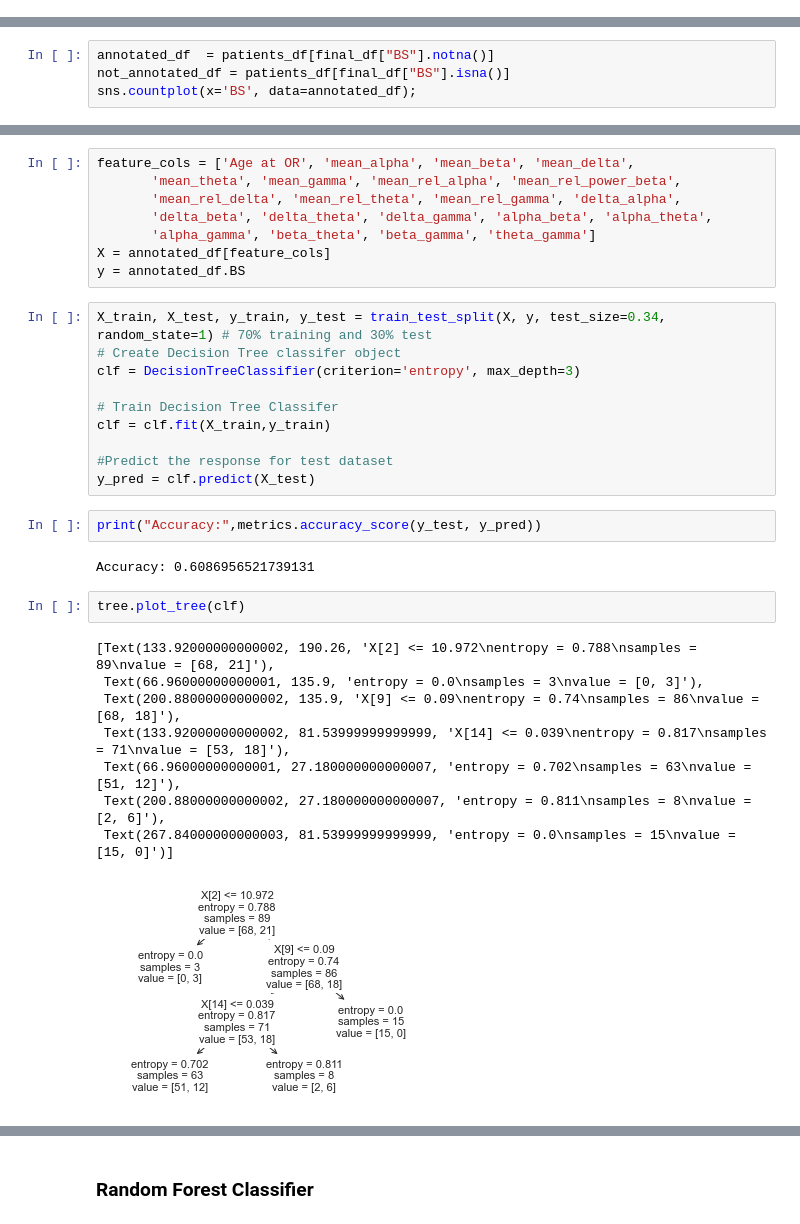
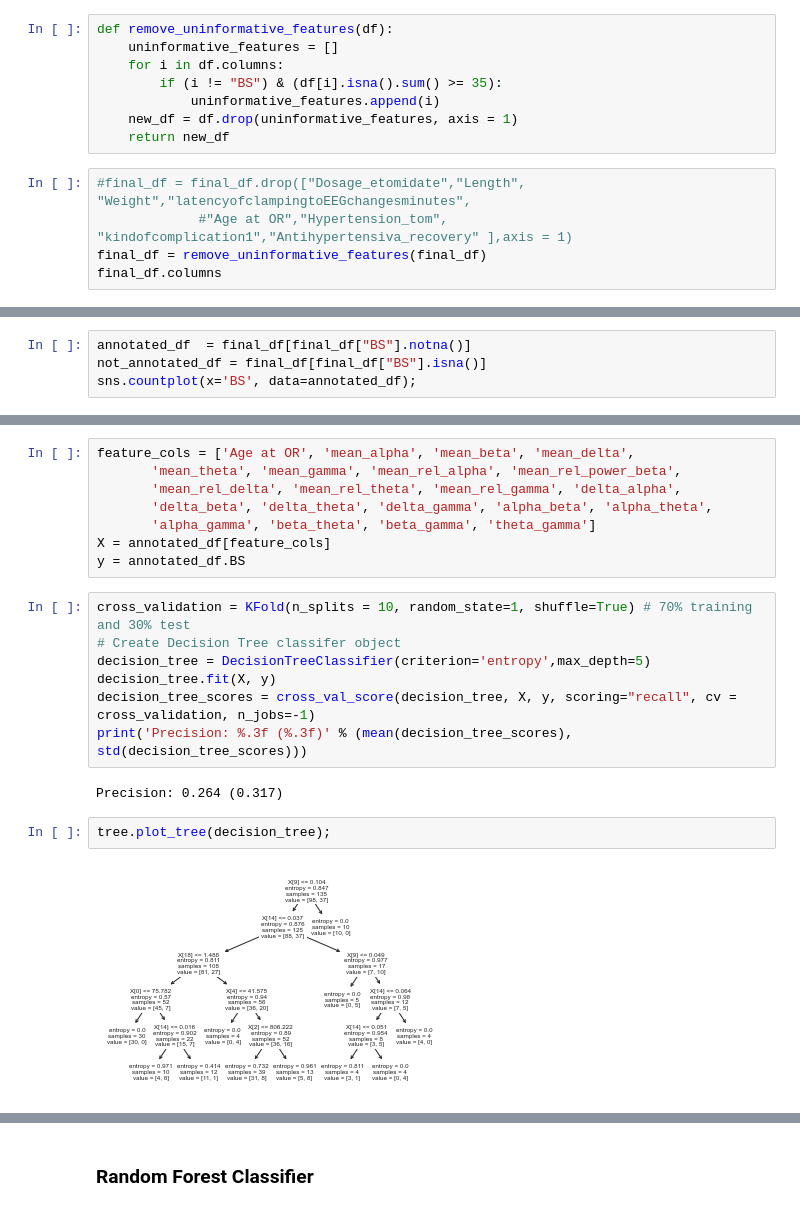
Before and after one commit to elifozkn/EEG-Burst-Suppression-Analysis, a Jupyter notebook: EEG-BS.ipynb, the cells around one changed output, grey strips where cells are left out. Saved outputs shown, nothing was run; the diff lists cells and outputs as text.

```diff
--- a/EEG-BS.ipynb
+++ b/EEG-BS.ipynb
@@ -427,0 +421,13 @@ final_df
+# %%
+def remove_uninformative_features(df):
+    uninformative_features = []
+    for i in df.columns:
+        if (i != "BS") & (df[i].isna().sum() >= 35):
+            uninformative_features.append(i)
+    new_df = df.drop(uninformative_features, axis = 1)
+    return new_df
+# %%
+#final_df = final_df.drop(["Dosage_etomidate","Length", "Weight","latencyofclampingtoEEGchangesminutes",
+             #"Age at OR","Hypertension_tom", "kindofcomplication1","Antihypertensiva_recovery" ],axis = 1)
+final_df = remove_uninformative_features(final_df)
+final_df.columns
@@ -428,6 +484,6 @@ final_df
 # %%
-annotated_df  = patients_df[final_df["BS"].notna()]
-not_annotated_df = patients_df[final_df["BS"].isna()]
+annotated_df  = final_df[final_df["BS"].notna()]
+not_annotated_df = final_df[final_df["BS"].isna()]
 sns.countplot(x='BS', data=annotated_df);
 # %% [output]
 [figure]
@@ -513,28 +535,16 @@ feature_cols = ['Age at OR', 'mean_alpha', 'mean_beta', 'mean_delta',
        'alpha_gamma', 'beta_theta', 'beta_gamma', 'theta_gamma']
 X = annotated_df[feature_cols]
 y = annotated_df.BS
-# %%
-X_train, X_test, y_train, y_test = train_test_split(X, y, test_size=0.34, random_state=1) # 70% training and 30% test
-# Create Decision Tree classifer object
-clf = DecisionTreeClassifier(criterion='entropy', max_depth=3)
-
-# Train Decision Tree Classifer
-clf = clf.fit(X_train,y_train)
-
-#Predict the response for test dataset
-y_pred = clf.predict(X_test)
-# %%
-print("Accuracy:",metrics.accuracy_score(y_test, y_pred))
-# %% [output]
-Accuracy: 0.6086956521739131
+# %%
+cross_validation = KFold(n_splits = 10, random_state=1, shuffle=True) # 70% training and 30% test
+# Create Decision Tree classifer object
+decision_tree = DecisionTreeClassifier(criterion='entropy',max_depth=5)
+decision_tree.fit(X, y)
+decision_tree_scores = cross_val_score(decision_tree, X, y, scoring="recall", cv = cross_validation, n_jobs=-1)
+print('Precision: %.3f (%.3f)' % (mean(decision_tree_scores), std(decision_tree_scores)))
+# %% [output]
+Precision: 0.264 (0.317)
 # %%
-tree.plot_tree(clf)
+tree.plot_tree(decision_tree);
 # %% [output]
-[Text(133.92000000000002, 190.26, 'X[2] <= 10.972\nentropy = 0.788\nsamples = 89\nvalue = [68, 21]'),
- Text(66.96000000000001, 135.9, 'entropy = 0.0\nsamples = 3\nvalue = [0, 3]'),
- Text(200.88000000000002, 135.9, 'X[9] <= 0.09\nentropy = 0.74\nsamples = 86\nvalue = [68, 18]'),
- Text(133.92000000000002, 81.53999999999999, 'X[14] <= 0.039\nentropy = 0.817\nsamples = 71\nvalue = [53, 18]'),
- Text(66.96000000000001, 27.180000000000007, 'entropy = 0.702\nsamples = 63\nvalue = [51, 12]'),
- Text(200.88000000000002, 27.180000000000007, 'entropy = 0.811\nsamples = 8\nvalue = [2, 6]'),
- Text(267.84000000000003, 81.53999999999999, 'entropy = 0.0\nsamples = 15\nvalue = [15, 0]')]
-[figure, old version]
+[figure, new version]
```
Also changed, not shown: parts of 37 cells of this notebook.
